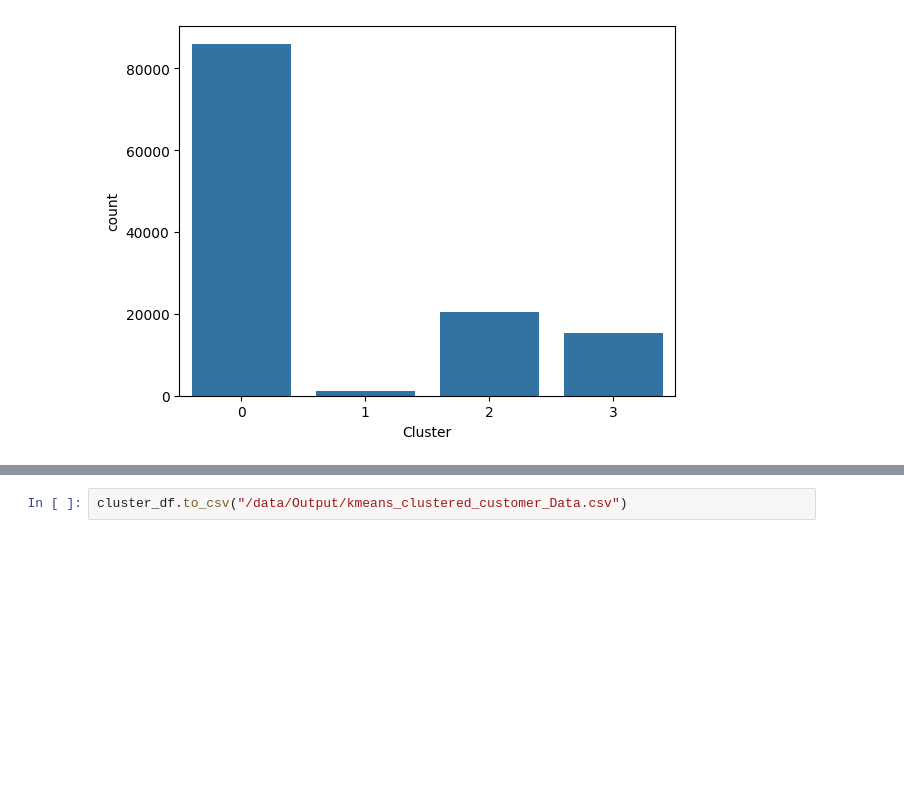
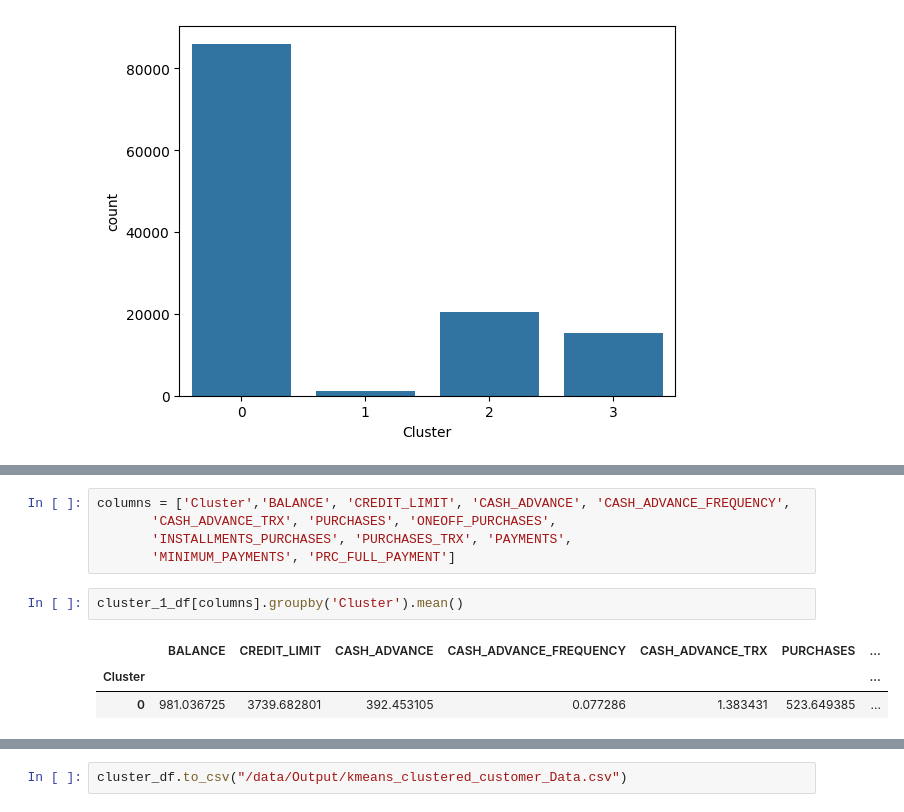
Before and after one commit to mhs10031990/INS_CUST_SEGMT_Repo, a Jupyter notebook: CUST_SEGMT_Model_Building.ipynb, the cells around one changed output, grey strips where cells are left out. Drawn from its saved outputs; the diff is of its cells as text; blank space fills up the shorter version.

```diff
--- a/CUST_SEGMT_Model_Building.ipynb
+++ b/CUST_SEGMT_Model_Building.ipynb
@@ -350,0 +335,11 @@ TypeError: Could not convert PNCa3755563-44e5-4e81-9e6a-fc6ff0da9PNCb39f76c8-455
+# %%
+columns = ['Cluster','BALANCE', 'CREDIT_LIMIT', 'CASH_ADVANCE', 'CASH_ADVANCE_FREQUENCY',
+       'CASH_ADVANCE_TRX', 'PURCHASES', 'ONEOFF_PURCHASES',
+       'INSTALLMENTS_PURCHASES', 'PURCHASES_TRX', 'PAYMENTS',
+       'MINIMUM_PAYMENTS', 'PRC_FULL_PAYMENT']
+# %%
+cluster_1_df[columns].groupby('Cluster').mean()
+# %% [output]
+|  | BALANCE | CREDIT_LIMIT | CASH_ADVANCE | CASH_ADVANCE_FREQUENCY | CASH_ADVANCE_TRX | PURCHASES | ... |
+| Cluster |  |  |  |  |  |  | ... |
+| 0 | 981.036725 | 3739.682801 | 392.453105 | 0.077286 | 1.383431 | 523.649385 | ... |
```
Also changed, not shown: parts of 17 cells of this notebook.
